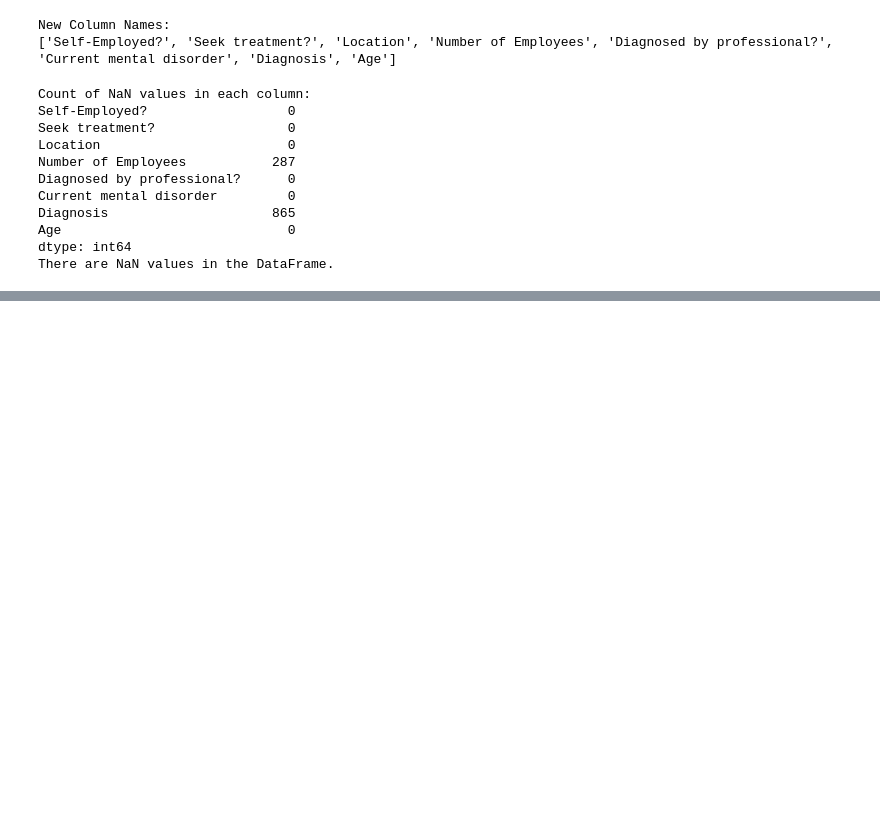
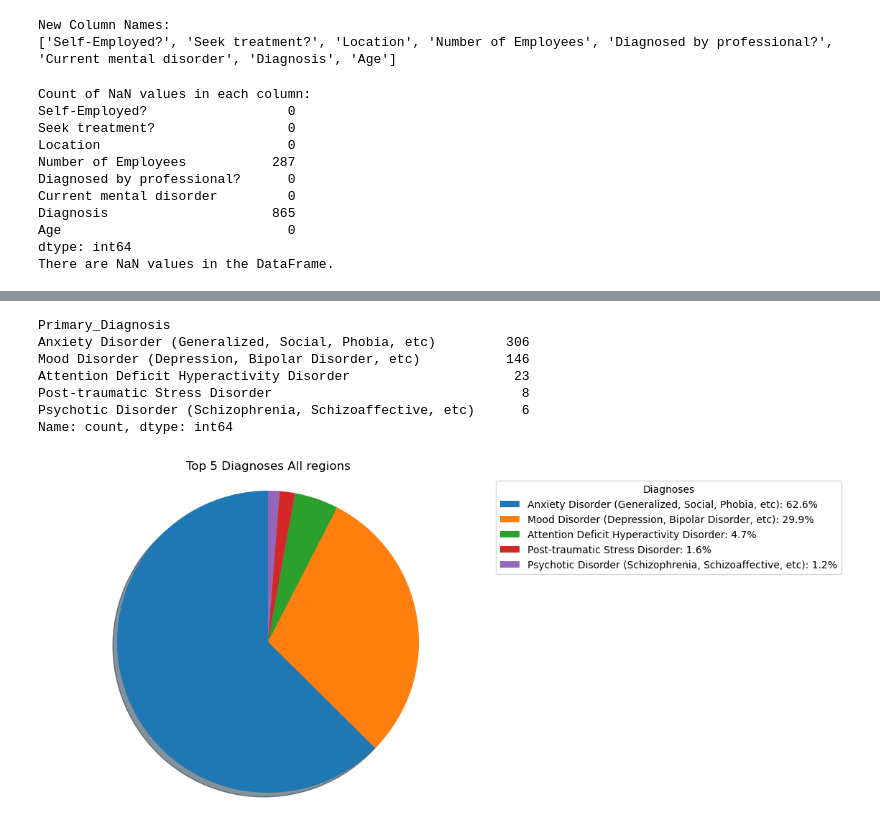
Before and after one commit to Keegawho198/Project-1_Mental-Health, a Jupyter notebook: Keegan.ipynb, the cells around one changed output, grey strips where cells are left out. Cells and saved outputs as stored; diff of their text form; code cells hidden in the pictures; blank space fills up the shorter version.

```diff
--- a/Keegan.ipynb
+++ b/Keegan.ipynb
@@ -241,0 +422,5 @@ There are NaN values in the DataFrame.
+# %%
+#Check for common diagnosis in every location
+
+diagnosis_location_df = location_df[['Location','Diagnosis','Age','Diagnosed by professional?']]
+diagnosis_location_df
@@ -241,0 +441,10 @@ There are NaN values in the DataFrame.
+# %%
+# Create a copy of the DataFrame
+diagnosis_location_df = diagnosis_location_df.copy()
+
+# Drop rows with NaN values in 'Diagnosis' column
+diagnosis_location_df.dropna(subset=['Diagnosis'], inplace=True)
+
+# Display the cleaned DataFrame
+#print(diagnosis_location_df_copy)
+diagnosis_location_df
@@ -241,0 +468,42 @@ There are NaN values in the DataFrame.
+# %%
+#check how many have been diagnosed by professional
+filtered_diagnois_df = diagnosis_location_df[diagnosis_location_df['Diagnosed by professional?'] == 'Yes'].copy()
+
+# Split the Diagnosis column and get the first part
+filtered_diagnois_df['Primary_Diagnosis'] = filtered_diagnois_df['Diagnosis'].str.split('|').str[0]
+
+# Get unique primary diagnoses
+unique_primary_diagnoses = filtered_diagnois_df['Primary_Diagnosis'].unique()
+#print(unique_primary_diagnoses)
+
+# Count the occurrences of each unique primary diagnosis
+diagnosis_counts = filtered_diagnois_df['Primary_Diagnosis'].value_counts().head()#print only top 5
+
+# Print the counts
+print(diagnosis_counts)
+
+# Assuming diagnosis_counts is already defined and contains the top 5 diagnoses
+top_5_diagnosis = diagnosis_counts
+
+# Calculate percentages
+percentages = (top_5_diagnosis / top_5_diagnosis.sum()) * 100
+labels = [f"{name}: {percent:.1f}%" for name, percent in zip(top_5_diagnosis.index, percentages)]
+
+# Create a pie chart without percentages
+plt.figure(figsize=(8, 6))
+plt.pie(top_5_diagnosis, shadow=True, startangle=90)
+plt.title('Top 5 Diagnoses All regions')
+plt.axis('equal')  # Equal aspect ratio ensures that pie is drawn as a circle.
+
+# Add a custom legend on the right side of the pie chart
+plt.legend(labels, title="Diagnoses", loc='upper left', bbox_to_anchor=(1, 1))
+plt.show()
+# %% [output]
+Primary_Diagnosis
+Anxiety Disorder (Generalized, Social, Phobia, etc)         306
+Mood Disorder (Depression, Bipolar Disorder, etc)           146
+Attention Deficit Hyperactivity Disorder                     23
+Post-traumatic Stress Disorder                                8
+Psychotic Disorder (Schizophrenia, Schizoaffective, etc)      6
+Name: count, dtype: int64
+[figure, added]
```
Also changed, not shown: parts of 18 cells of this notebook.
